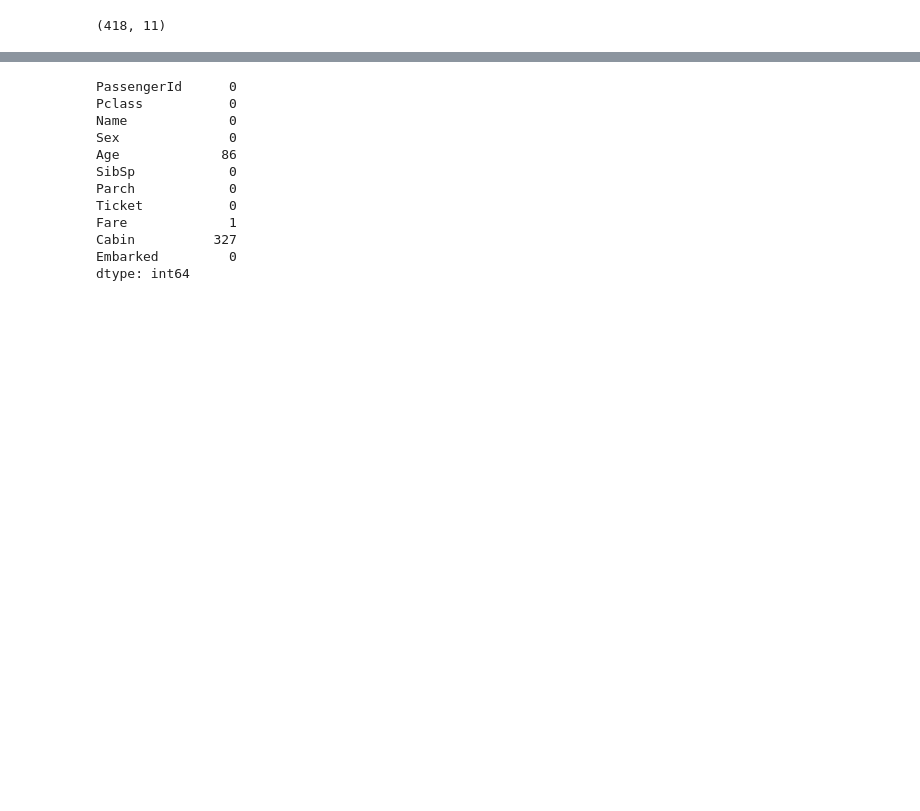
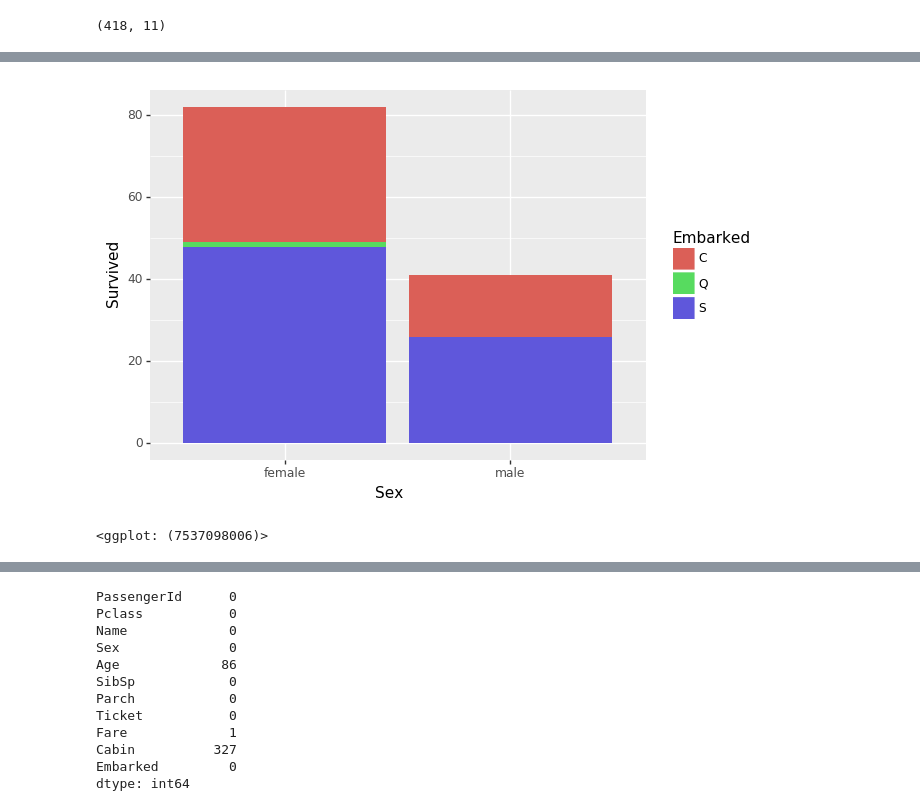
Before and after one commit to jypark0407/kaggle-titanic, a Jupyter notebook: titanic_analysis.ipynb, the cells around one changed output, grey strips where cells are left out. Drawn from its saved outputs; the diff is of its cells as text; code cells hidden in the pictures; blank space fills up the shorter version.

```diff
--- a/titanic_analysis.ipynb
+++ b/titanic_analysis.ipynb
@@ -65,0 +88,13 @@ train.describe()
+# %%
+train=train.dropna()
+(
+ggplot(train)
+    + aes (x='Sex', y='Survived', fill='Embarked')
+    + geom_col()
+   # + stat_smooth()
+)
+
+#Embarked에 결측치가 2개 있어서 에러가 남
+# %% [output]
+[figure, added]
+<ggplot: (7537098006)>
```
Also changed, not shown: parts of 34 cells of this notebook.
